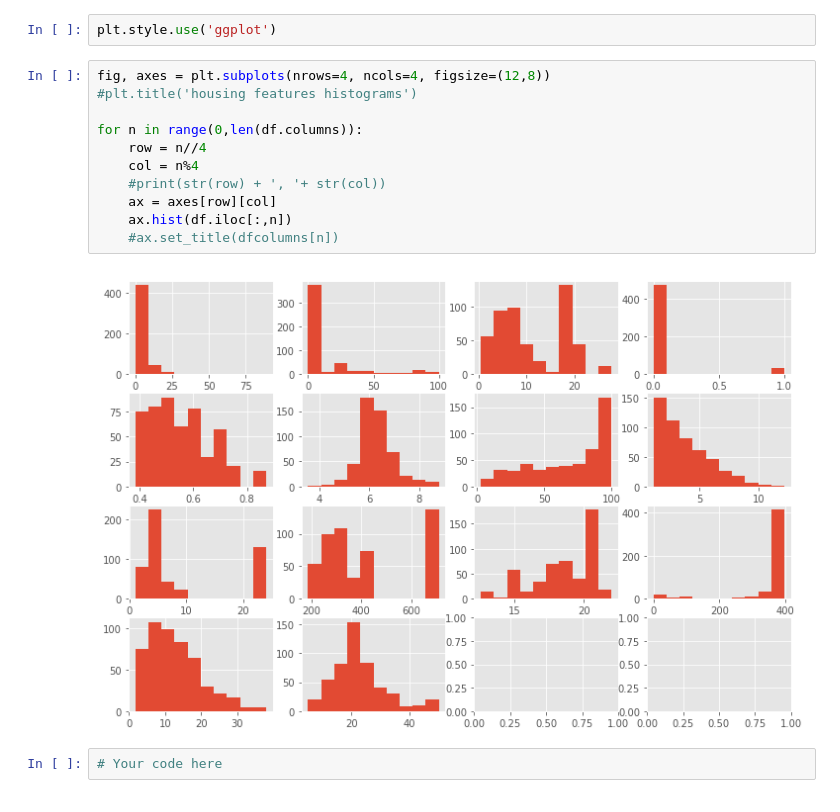
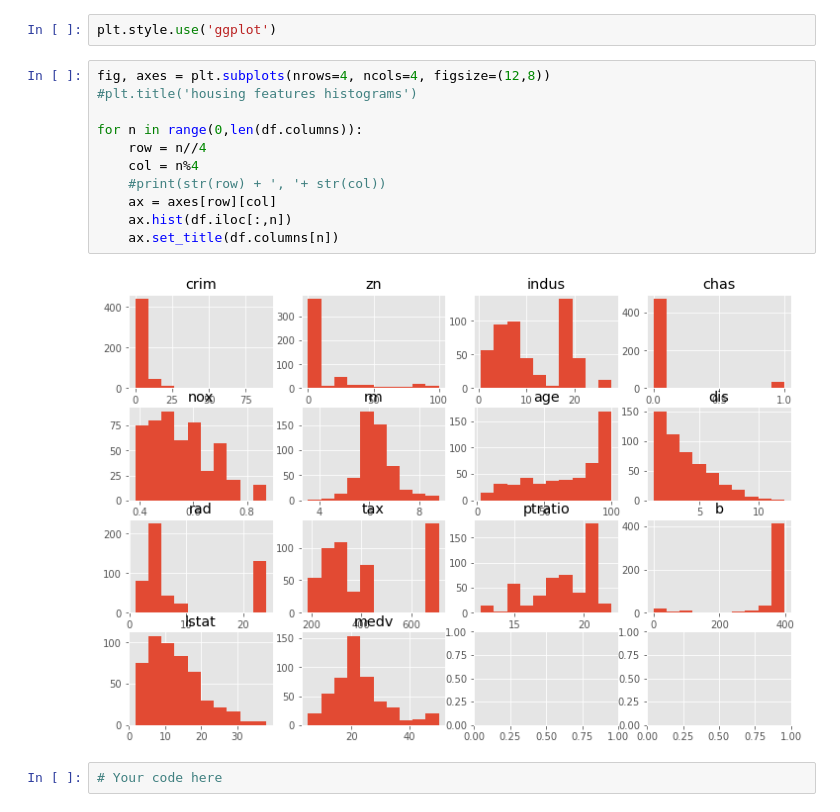
Before and after one commit to bl419cam/dsc-regression-boston-lab-seattle-ds-062419, a Jupyter notebook: index.ipynb, the cells around one changed output. Drawn from its saved outputs; the diff is of its cells as text.

```diff
--- a/index.ipynb
+++ b/index.ipynb
@@ -89,16 +89,16 @@ plt.style.use('ggplot')
 # %%
 fig, axes = plt.subplots(nrows=4, ncols=4, figsize=(12,8))
 #plt.title('housing features histograms')
 
 for n in range(0,len(df.columns)):
     row = n//4
     col = n%4
     #print(str(row) + ', '+ str(col))
     ax = axes[row][col]
     ax.hist(df.iloc[:,n])
-    #ax.set_title(dfcolumns[n])
+    ax.set_title(df.columns[n])
 # %% [output]
-[figure, old version]
+[figure, new version]
 # %%
 # Your code here
 # %% [output]
```
